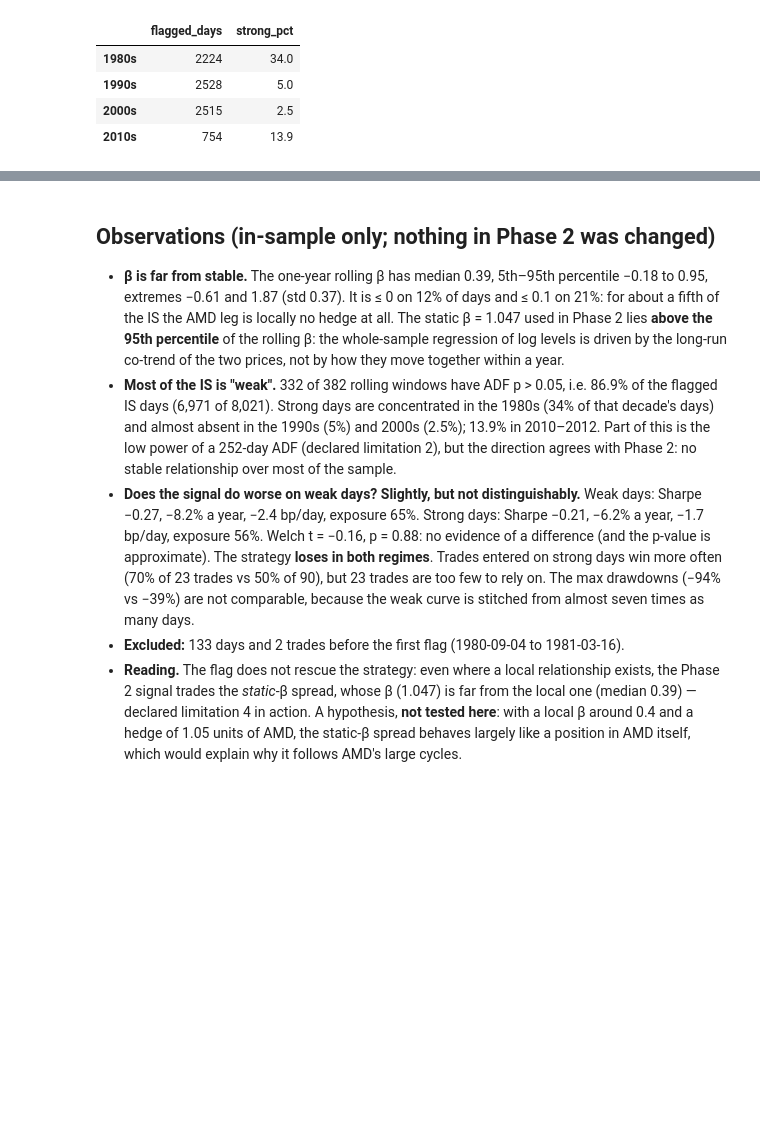
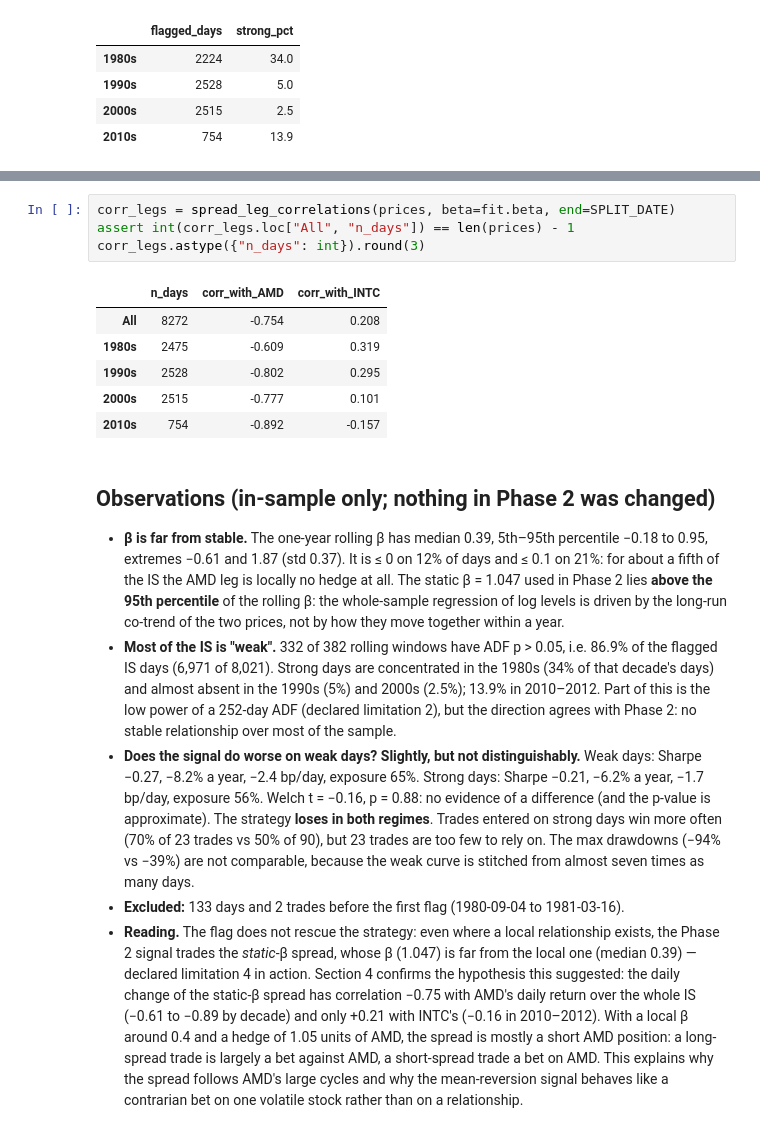
Before and after one commit to clotilderaffii/takehome_pairs-trading, a Jupyter notebook: notebooks/03_stability.ipynb, the cells around one changed output, grey strips where cells are left out. Cells and saved outputs as stored; diff of their text form; blank space fills up the shorter version.

Commit message:
phase 3 spread-vs-leg correlation diagnostic

```diff
--- a/notebooks/03_stability.ipynb
+++ b/notebooks/03_stability.ipynb
@@ -259,3 +265,14 @@ by_decade.round(1)
+# %%
+corr_legs = spread_leg_correlations(prices, beta=fit.beta, end=SPLIT_DATE)
+assert int(corr_legs.loc["All", "n_days"]) == len(prices) - 1
+corr_legs.astype({"n_days": int}).round(3)
+# %% [output]
+|  | n_days | corr_with_AMD | corr_with_INTC |
+| All | 8272 | -0.754 | 0.208 |
+| 1980s | 2475 | -0.609 | 0.319 |
+| 1990s | 2528 | -0.802 | 0.295 |
+| 2000s | 2515 | -0.777 | 0.101 |
+| 2010s | 754 | -0.892 | -0.157 |
 # %% [markdown]
 ## Observations (in-sample only; nothing in Phase 2 was changed)
 
@@ -263,4 +280,4 @@ by_decade.round(1)
 - **Most of the IS is "weak".** 332 of 382 rolling windows have ADF p > 0.05, i.e. 86.9% of the flagged IS days (6,971 of 8,021). Strong days are concentrated in the 1980s (34% of that decade's days) and almost absent in the 1990s (5%) and 2000s (2.5%); 13.9% in 2010–2012. Part of this is the low power of a 252-day ADF (declared limitation 2), but the direction agrees with Phase 2: no stable relationship over most of the sample.
 - **Does the signal do worse on weak days? Slightly, but not distinguishably.** Weak days: Sharpe −0.27, −8.2% a year, −2.4 bp/day, exposure 65%. Strong days: Sharpe −0.21, −6.2% a year, −1.7 bp/day, exposure 56%. Welch t = −0.16, p = 0.88: no evidence of a difference (and the p-value is approximate). The strategy **loses in both regimes**. Trades entered on strong days win more often (70% of 23 trades vs 50% of 90), but 23 trades are too few to rely on. The max drawdowns (−94% vs −39%) are not comparable, because the weak curve is stitched from almost seven times as many days.
 - **Excluded:** 133 days and 2 trades before the first flag (1980-09-04 to 1981-03-16).
-- **Reading.** The flag does not rescue the strategy: even where a local relationship exists, the Phase 2 signal trades the *static*-β spread, whose β (1.047) is far from the local one (median 0.39) — declared limitation 4 in action. A hypothesis, **not tested here**: with a local β around 0.4 and a hedge of 1.05 units of AMD, the static-β spread behaves largely like a position in AMD itself, which would explain why it follows AMD's large cycles.
+- **Reading.** The flag does not rescue the strategy: even where a local relationship exists, the Phase 2 signal trades the *static*-β spread, whose β (1.047) is far from the local one (median 0.39) — declared limitation 4 in action. Section 4 confirms the hypothesis this suggested: the daily change of the static-β spread has correlation −0.75 with AMD's daily return over the whole IS (−0.61 to −0.89 by decade) and only +0.21 with INTC's (−0.16 in 2010–2012). With a local β around 0.4 and a hedge of 1.05 units of AMD, the spread is mostly a short AMD position: a long-spread trade is largely a bet against AMD, a short-spread trade a bet on AMD. This explains why the spread follows AMD's large cycles and why the mean-reversion signal behaves like a contrarian bet on one volatile stock rather than on a relationship.
```
Also changed, not shown: parts of 3 cells of this notebook, 7 other files.
